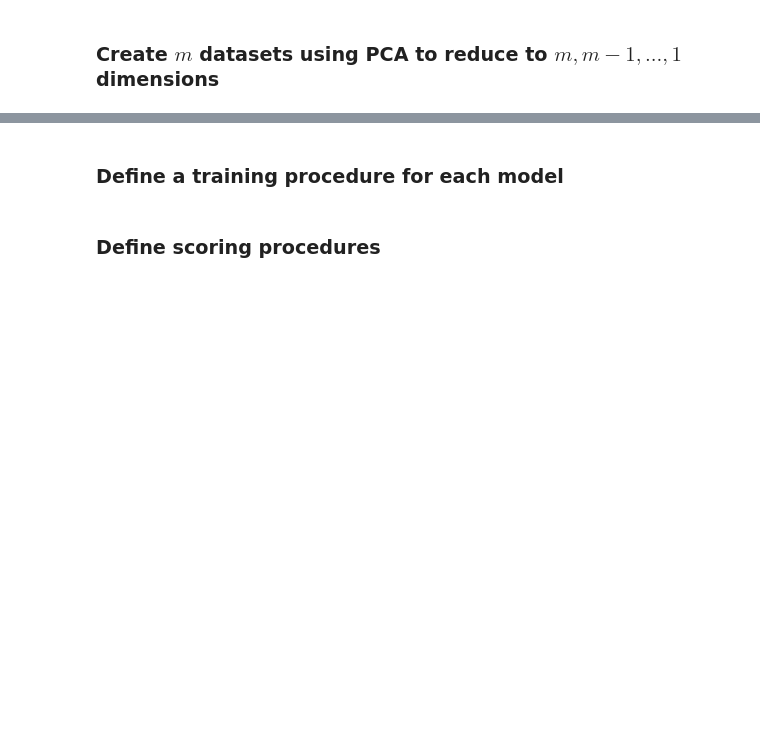
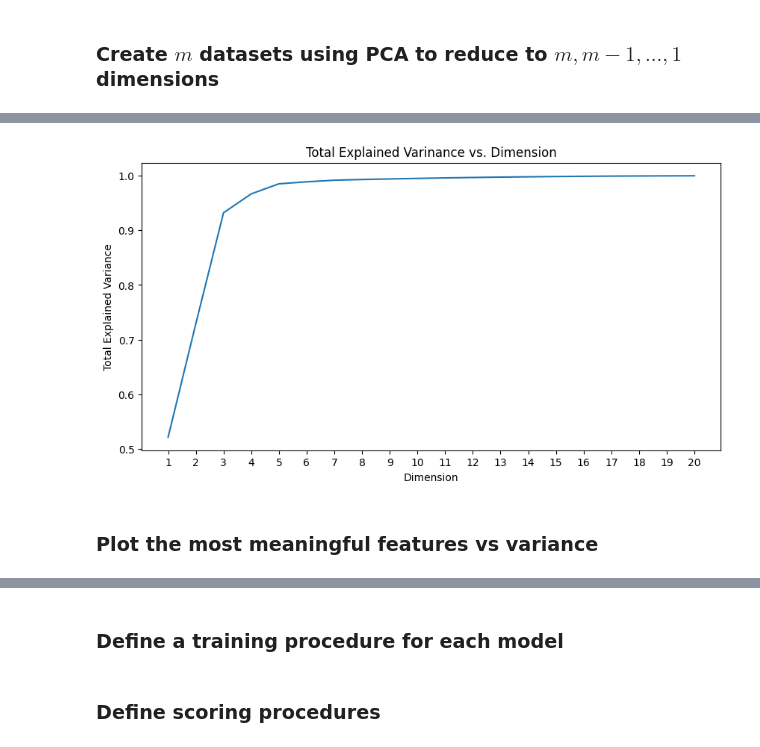
Before and after one commit to alexanderecooper-uofa/CSC580_FinalProject, a Jupyter notebook: final_project.ipynb, the cells around one changed output, grey strips where cells are left out. Cells and saved outputs as stored; diff of their text form; code cells hidden in the pictures; blank space fills up the shorter version.

```diff
--- a/final_project.ipynb
+++ b/final_project.ipynb
@@ -66,0 +77,13 @@ for n in dimensions:
+# %%
+sums = [np.sum(ev) for ev in Xtrain_explained_variance]
+fig, ax = plt.subplots(1, 1, figsize=(10, 5))
+ax.plot(dimensions[1:], sums)
+ax.set_xticks(dimensions[1:])
+ax.set_xlabel('Dimension')
+ax.set_ylabel('Total Explained Variance')
+ax.set_title('Total Explained Varinance vs. Dimension')
+plt.show()
+# %% [output]
+[figure, added]
+# %% [markdown]
+### Plot the most meaningful features vs variance
```
Also changed, not shown: parts of 12 cells of this notebook, 3 other files.
